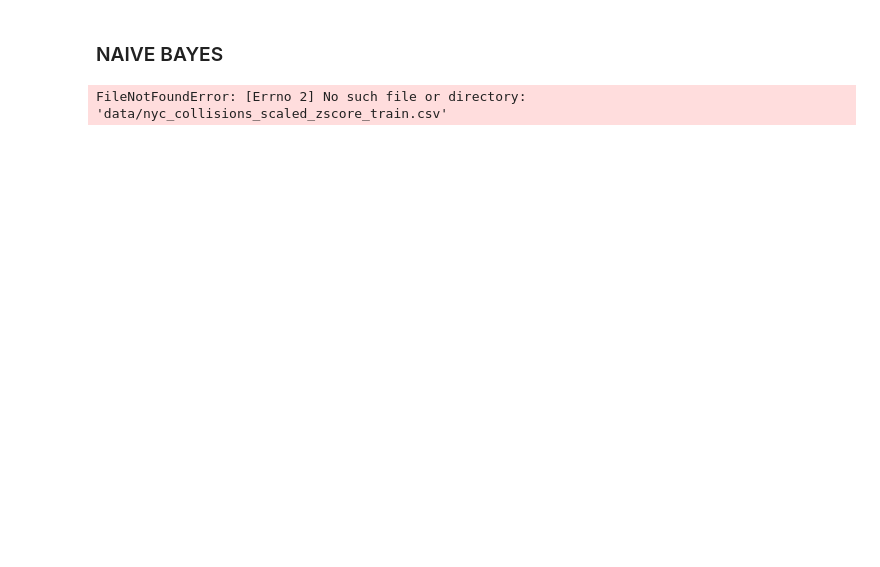
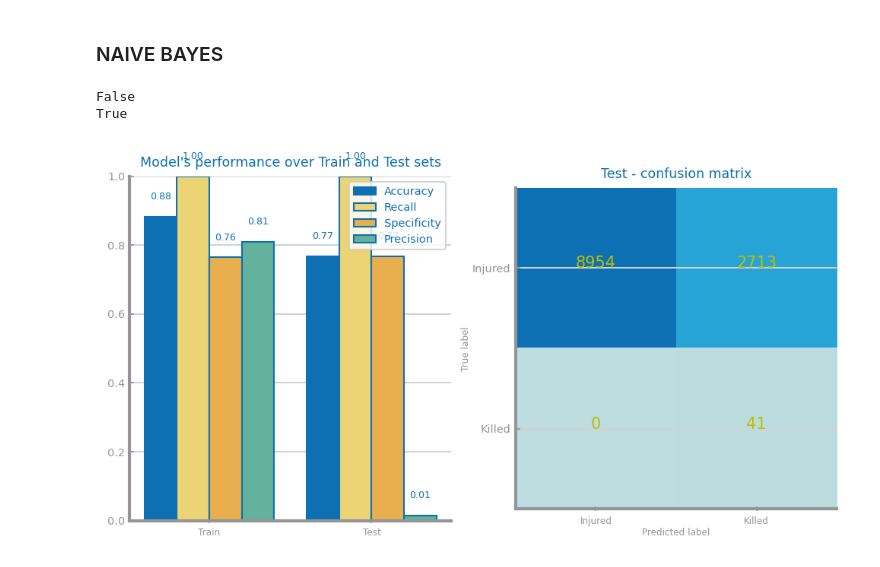
Before and after one commit to falc00/projetoCD, a Jupyter notebook: lab4_dataset1.ipynb, the cells around one changed output. Saved outputs shown, nothing was run; the diff lists cells and outputs as text; code cells hidden in the pictures; blank space fills up the shorter version.

```diff
--- a/lab4_dataset1.ipynb
+++ b/lab4_dataset1.ipynb
@@ -23,29 +23,35 @@ target = 'PERSON_INJURY'
 # %%
 #PREPARE TRAIN AND TEST SZCORE
 # smote seems the best
 train_zscore: DataFrame = read_csv(f'{filename_zscore}_train_smote.csv')
 test_zscore: DataFrame = read_csv(f'{filename_zscore}_test.csv')
 
-train_zscore.drop(['CRASH_DATE','CRASH_TIME','PERSON_ID'], axis=1, inplace=True)
-test_zscore.drop(['CRASH_DATE','CRASH_TIME','PERSON_ID'],axis=1, inplace=True)
+print(len(train_zscore.columns) == len(test_zscore.columns))
+
+#train_zscore.drop(['CRASH_DATE','CRASH_TIME','PERSON_ID'], axis=1, inplace=True)
+test_zscore.drop(['CRASH_DATE','CRASH_TIME'],axis=1, inplace=True) #,'PERSON_ID'
+
+print(len(train_zscore.columns) == len(test_zscore.columns))
 
 trnY_zscore: np.ndarray = train_zscore.pop(target).values
 trnX_zscore: np.ndarray = train_zscore.values
 labels = unique(trnY_zscore)
 labels.sort()
 
 tstY_zscore: np.ndarray = test_zscore.pop(target).values
 tstX_zscore: np.ndarray = test_zscore.values
 
 clf = GaussianNB()
 clf.fit(trnX_zscore, trnY_zscore)
 prd_trn = clf.predict(trnX_zscore)
 prd_tst = clf.predict(tstX_zscore)
 plot_evaluation_results(labels, trnY_zscore, prd_trn, tstY_zscore, prd_tst)
 savefig('images/{file_tag}_nb_best_zscore.png')
 show()
 # %% [output]
-FileNotFoundError: [Errno 2] No such file or directory: 'data/nyc_collisions_scaled_zscore_train.csv'
+False
+True
+[figure, added]
 # %%
 #PREPARE TRAIN AND TEST MINMAX
 train_minmax: DataFrame = read_csv(f'{filename_minmax}_train_smote.csv')
```
Also changed, not shown: parts of 3 cells of this notebook.
